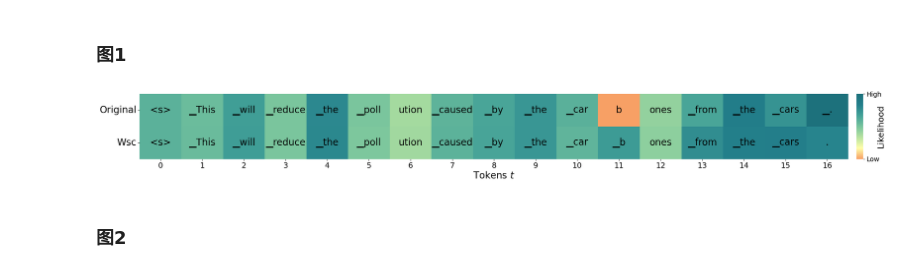
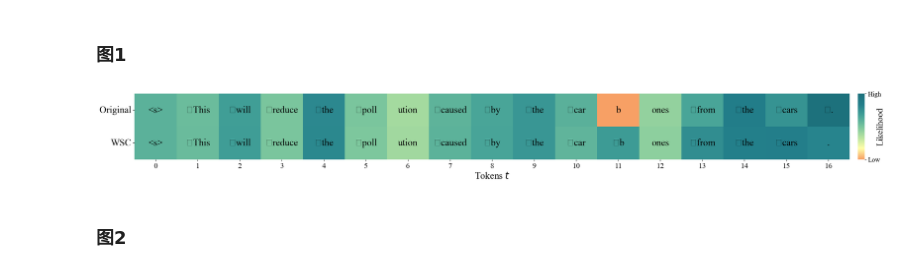
Before and after one commit to Computational-social-science/WSC, a Jupyter notebook: SHAP/Data Processing and Visualization.ipynb, the cells around one changed output. Saved outputs shown, nothing was run; the diff lists cells and outputs as text; code cells hidden in the pictures.

```diff
--- a/SHAP/Data Processing and Visualization.ipynb
+++ b/SHAP/Data Processing and Visualization.ipynb
@@ -133,8 +135,8 @@ def calculate_semantic_similarity(sentence1, sentence2, max_length=32768):
 ## 导入数据集
 # %%
 # original文本文件路径
-file_path_1 = "/home/liujunhui/workspace/proj/WSC/dataset/jfleg/jfleg/sources.txt"
-file_path_2 = "/home/liujunhui/workspace/proj/WSC/dataset/jfleg/jfleg/corrections.txt"
+file_path_1 = "../dataset/jfleg/jfleg/sources.txt"
+file_path_2 = "../dataset/jfleg/jfleg/corrections.txt"
 # 打开文件并读取内容到列表
 with open(file_path_1, "r") as file:
     jfleg_lst = [line.strip() for line in file.readlines()]
@@ -142,8 +144,8 @@ with open(file_path_1, "r") as file:
 with open(file_path_2, "r") as file:
     jfleg_lst.extend([line.strip() for line in file.readlines()])
 
-file_path_3 = "/home/liujunhui/workspace/proj/WSC/dataset/jfleg/jfleg_corrected/sources.txt"
-file_path_4 = "/home/liujunhui/workspace/proj/WSC/dataset/jfleg/jfleg_corrected/corrections.txt"
+file_path_3 = "../dataset/jfleg/jfleg_corrected/sources.txt"
+file_path_4 = "../dataset/jfleg/jfleg_corrected/corrections.txt"
 
 # 打开文件并读取内容到列表
 with open(file_path_3, "r") as file:
@@ -246,6 +248,15 @@ import matplotlib.pyplot as plt
 import numpy as np
 import seaborn as sns
 from matplotlib.colors import LinearSegmentedColormap
+
+plt.style.use('default')
+plt.rcParams['font.sans-serif']=['SimHei']
+plt.rcParams['axes.unicode_minus']=False
+plt.rcParams['font.size'] = 8
+plt.rcParams['font.family'] = 'Times New Roman'
+font = {'family': 'serif',
+        'weight': "medium"
+        }
 
 clist = ["#F7A065", "#fffea9", "#b7e3a0", "#78c49d", "#44a298","#237f8b","#1D717C"]
 newcmp = LinearSegmentedColormap.from_list('chaos', clist)
@@ -264,35 +275,38 @@ cax = sns.heatmap(
     cbar_kws={"pad": 0.01, "shrink": 1, "aspect": 10}  # 颜色条的大小
 )
 
 # 设置颜色条
 cbar = cax.collections[0].colorbar
 vmin, vmax = data_array.min(), data_array.max()
 cbar.set_ticks([vmin, vmax])
 cbar.set_ticklabels(['Low', 'High'])
 cbar.ax.tick_params(labelsize=14)
 cbar.set_label("Likelihood", labelpad=-10, fontsize=18)
 
 # 在格子中添加文本
 for i in range(data_array.shape[0]):
     tokens = text[0] if i == 0 else text[1]
     for j in range(data_array.shape[1]):
         ax.text(j + 0.5, i + 0.5, tokens[j], ha="center", va="center", color="black", fontsize=20)
 
 # 设置坐标轴标签
 ax.set_xlabel(r'Tokens $t$', fontsize=20)
 
 ax.tick_params(axis='x', labelsize=16)
 
 # 设置 y 轴刻度和标签
-row_labels = ['Original', 'Wsc']
+row_labels = ['Original', 'WSC']
 ax.set_yticks(np.arange(len(row_labels)) + 0.5)  # 设置y轴的刻度位置
 ax.set_yticklabels(row_labels, fontsize=20, rotation=0)  # y轴标签并旋转为水平
 
 
 plt.savefig('./plot_1_300dpi.jpg', bbox_inches='tight', dpi=300)
+# plt.savefig('./plot_1_300dpi.png', bbox_inches='tight', dpi=300)
+# plt.savefig('./plot_1_300dpi.tiff', bbox_inches='tight', dpi=300)
+# plt.savefig('./plot_1_300dpi.svg', bbox_inches='tight', dpi=300)
 plt.show()
 # %% [output]
-[figure, old version]
+[figure, new version]
 # %% [markdown]
 ### 图2
 # %%
```
Also changed, not shown: parts of 6 cells of this notebook, 27 other files.
